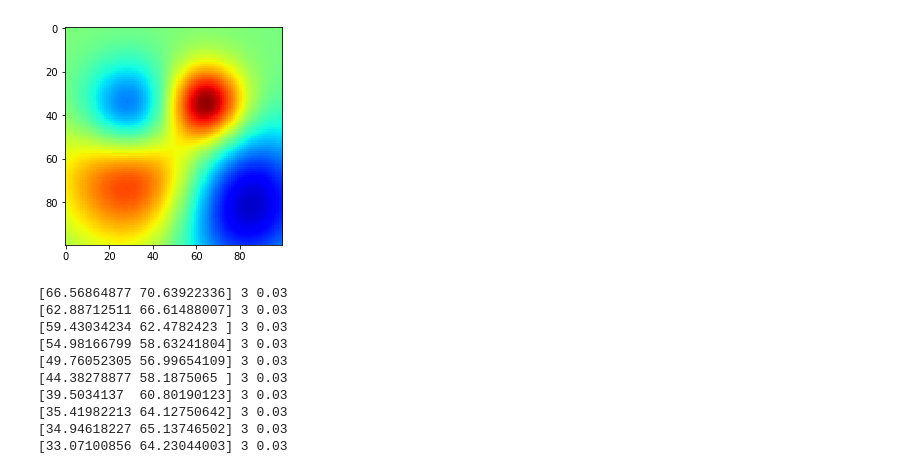
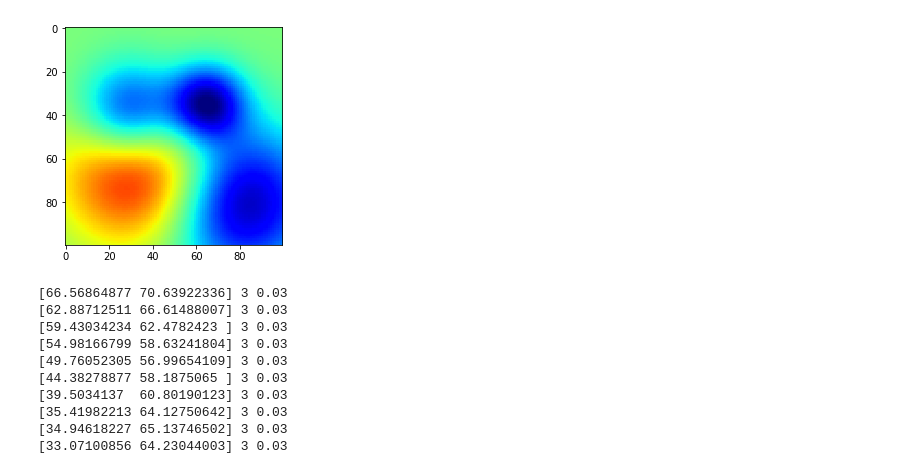
Before and after one commit to gandalfsaxe/letomes, a Jupyter notebook: code/notebooks/es.ipynb, the cells around one changed output. Drawn from its saved outputs; the diff is of its cells as text; code cells hidden in the pictures.

```diff
--- a/code/notebooks/es.ipynb
+++ b/code/notebooks/es.ipynb
@@ -16,21 +16,21 @@ from random import shuffle
 # %%
 # generate a toy 2D regression dataset
 sz = 100
 X,Y = np.meshgrid(np.linspace(-1,1,sz),np.linspace(-1,1,sz))
 mux,muy,sigma=0.3,-0.3,4
 G1 = np.exp(-((X-mux)**2+(Y-muy)**2)/2.0*sigma**2)
 mux,muy,sigma=-0.3,0.3,2
 G2 = np.exp(-((X-mux)**2+(Y-muy)**2)/2.0*sigma**2)
 mux,muy,sigma=0.6,0.6,2
 G3 = np.exp(-((X-mux)**2+(Y-muy)**2)/2.0*sigma**2)
 mux,muy,sigma=-0.4,-0.2,3
 G4 = np.exp(-((X-mux)**2+(Y-muy)**2)/2.0*sigma**2)
-G = G1 + G2 - G3 - G4
+G = -G1 + G2 - G3 - G4
 fig,ax = plt.subplots()
 im = ax.imshow(G, vmin=-1, vmax=1, cmap='jet')
 #plt.axis('off')
 # %% [output]
-[figure, old version]
+[figure, new version]
 # %%
 np.random.seed(6)
 nn = 10 # number of steps to take (and plot horizontally)
```
Also changed, not shown: 2 other files.
